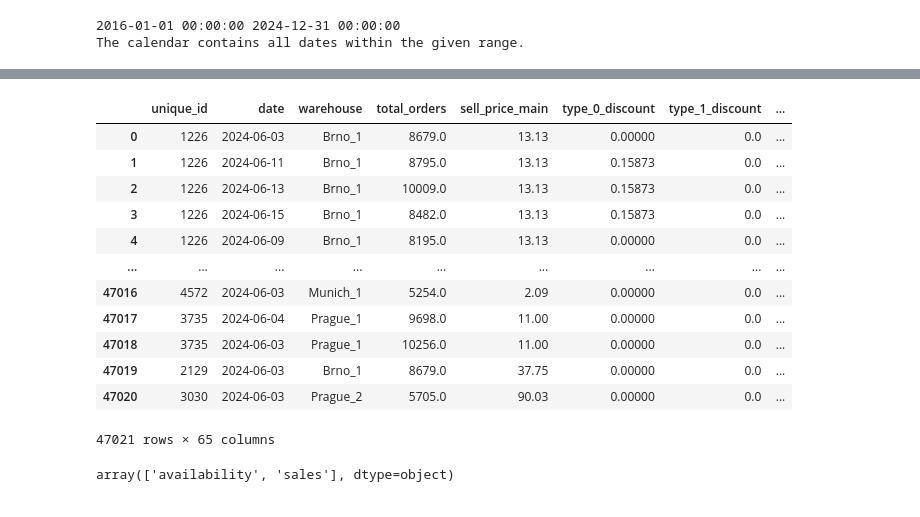
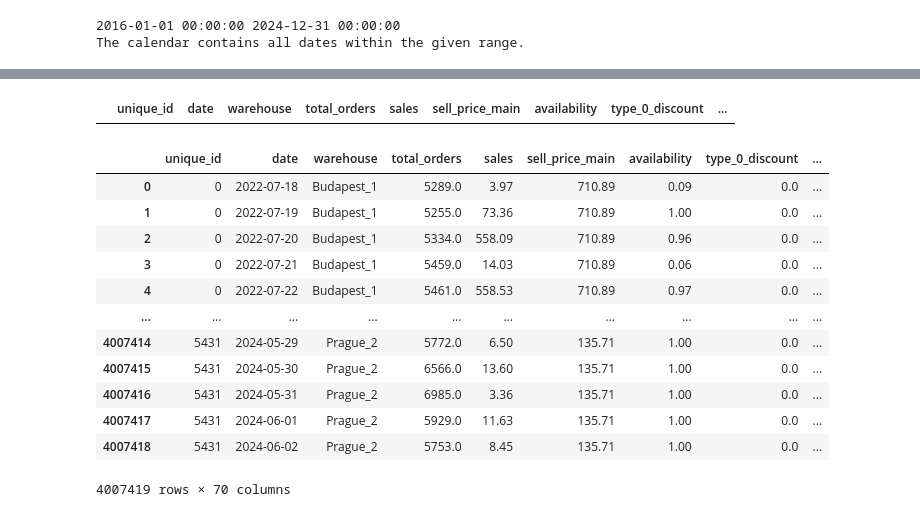
Before and after one commit to ningzhijiang/KaggleChallenge, a Jupyter notebook: dfCalender+v3.ipynb, the cells around one changed output, grey strips where cells are left out. Drawn from its saved outputs; the diff is of its cells as text; code cells hidden in the pictures.

Commit message:
add sales_train&sales_test

```diff
--- a/dfCalender+v3.ipynb
+++ b/dfCalender+v3.ipynb
@@ -341,0 +400,10 @@ sales_test
+# %%
+# Fill missing values by linear interpolation within each unique product group
+sales_train_sorted = sales_train.groupby('unique_id', group_keys=False).apply(lambda x: x.sort_values('date'))
+
+def fill_missing_values(group):
+    group['sales'] = group['sales'].interpolate(method='linear')
+    group['total_orders'] = group['total_orders'].interpolate(method='linear')
+    return group
+
+sales_train_filled = sales_train_sorted.groupby('unique_id').apply(fill_missing_values)
@@ -342,24 +419,25 @@ sales_test
+# %%
+# check remain missing values
+remaining_missing_values = sales_train_filled[sales_train_filled['sales'].isna() | sales_train_filled['total_orders'].isna()]
+remaining_missing_values
+# %% [output]
+|  | unique_id | date | warehouse | total_orders | sales | sell_price_main | availability | type_0_discount | ... |
 # %%
 #合并 sales train, sales test与calendar
-sales_train = pd.merge(sales_train, calendar, how='left', on=['date', 'warehouse'])
-sales_test = pd.merge(sales_test, calendar, how='left', on=['date', 'warehouse'])
-sales_test
+sales_train_filled = pd.merge(sales_train_filled, calendar, how='left', on=['date', 'warehouse'])
+#sales_test = pd.merge(sales_test, calendar, how='left', on=['date', 'warehouse'])
+sales_train_filled
 # %% [output]
-|  | unique_id | date | warehouse | total_orders | sell_price_main | type_0_discount | type_1_discount | ... |
-| 0 | 1226 | 2024-06-03 | Brno_1 | 8679.0 | 13.13 | 0.00000 | 0.0 | ... |
-| 1 | 1226 | 2024-06-11 | Brno_1 | 8795.0 | 13.13 | 0.15873 | 0.0 | ... |
-| 2 | 1226 | 2024-06-13 | Brno_1 | 10009.0 | 13.13 | 0.15873 | 0.0 | ... |
-| 3 | 1226 | 2024-06-15 | Brno_1 | 8482.0 | 13.13 | 0.15873 | 0.0 | ... |
-| 4 | 1226 | 2024-06-09 | Brno_1 | 8195.0 | 13.13 | 0.00000 | 0.0 | ... |
-| ... | ... | ... | ... | ... | ... | ... | ... | ... |
-| 47016 | 4572 | 2024-06-03 | Munich_1 | 5254.0 | 2.09 | 0.00000 | 0.0 | ... |
-| 47017 | 3735 | 2024-06-04 | Prague_1 | 9698.0 | 11.00 | 0.00000 | 0.0 | ... |
-| 47018 | 3735 | 2024-06-03 | Prague_1 | 10256.0 | 11.00 | 0.00000 | 0.0 | ... |
-| 47019 | 2129 | 2024-06-03 | Brno_1 | 8679.0 | 37.75 | 0.00000 | 0.0 | ... |
-| 47020 | 3030 | 2024-06-03 | Prague_2 | 5705.0 | 90.03 | 0.00000 | 0.0 | ... |
+|  | unique_id | date | warehouse | total_orders | sales | sell_price_main | availability | type_0_discount | ... |
+| 0 | 0 | 2022-07-18 | Budapest_1 | 5289.0 | 3.97 | 710.89 | 0.09 | 0.0 | ... |
+| 1 | 0 | 2022-07-19 | Budapest_1 | 5255.0 | 73.36 | 710.89 | 1.00 | 0.0 | ... |
+| 2 | 0 | 2022-07-20 | Budapest_1 | 5334.0 | 558.09 | 710.89 | 0.96 | 0.0 | ... |
+| 3 | 0 | 2022-07-21 | Budapest_1 | 5459.0 | 14.03 | 710.89 | 0.06 | 0.0 | ... |
+| 4 | 0 | 2022-07-22 | Budapest_1 | 5461.0 | 558.53 | 710.89 | 0.97 | 0.0 | ... |
+| ... | ... | ... | ... | ... | ... | ... | ... | ... | ... |
+| 4007414 | 5431 | 2024-05-29 | Prague_2 | 5772.0 | 6.50 | 135.71 | 1.00 | 0.0 | ... |
+| 4007415 | 5431 | 2024-05-30 | Prague_2 | 6566.0 | 13.60 | 135.71 | 1.00 | 0.0 | ... |
+| 4007416 | 5431 | 2024-05-31 | Prague_2 | 6985.0 | 3.36 | 135.71 | 1.00 | 0.0 | ... |
+| 4007417 | 5431 | 2024-06-01 | Prague_2 | 5929.0 | 11.63 | 135.71 | 1.00 | 0.0 | ... |
+| 4007418 | 5431 | 2024-06-02 | Prague_2 | 5753.0 | 8.45 | 135.71 | 1.00 | 0.0 | ... |
-47021 rows × 65 columns
+4007419 rows × 70 columns
-# %%
-#sales_train里有但是sales_test里没有的列，包含一些节日和availability
-np.setdiff1d(sales_train.columns, sales_test.columns)
-# %% [output]
-array(['availability', 'sales'], dtype=object)
```
Also changed, not shown: parts of 25 cells of this notebook.
